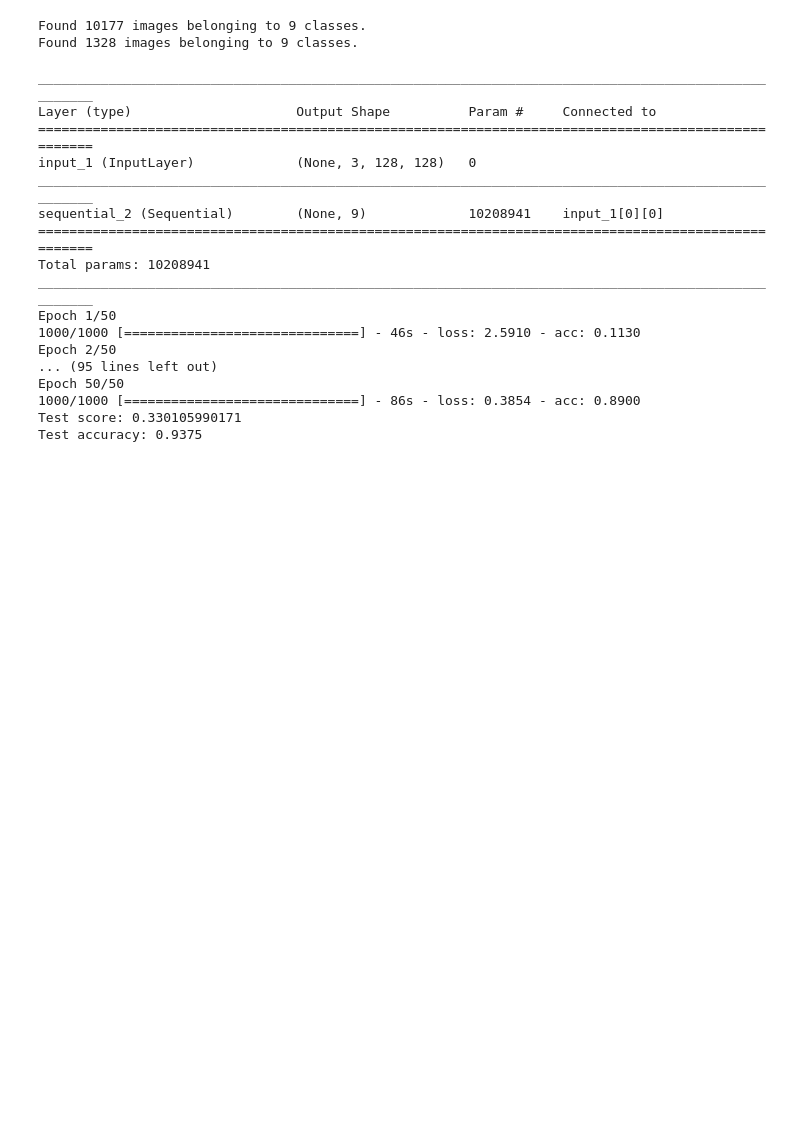
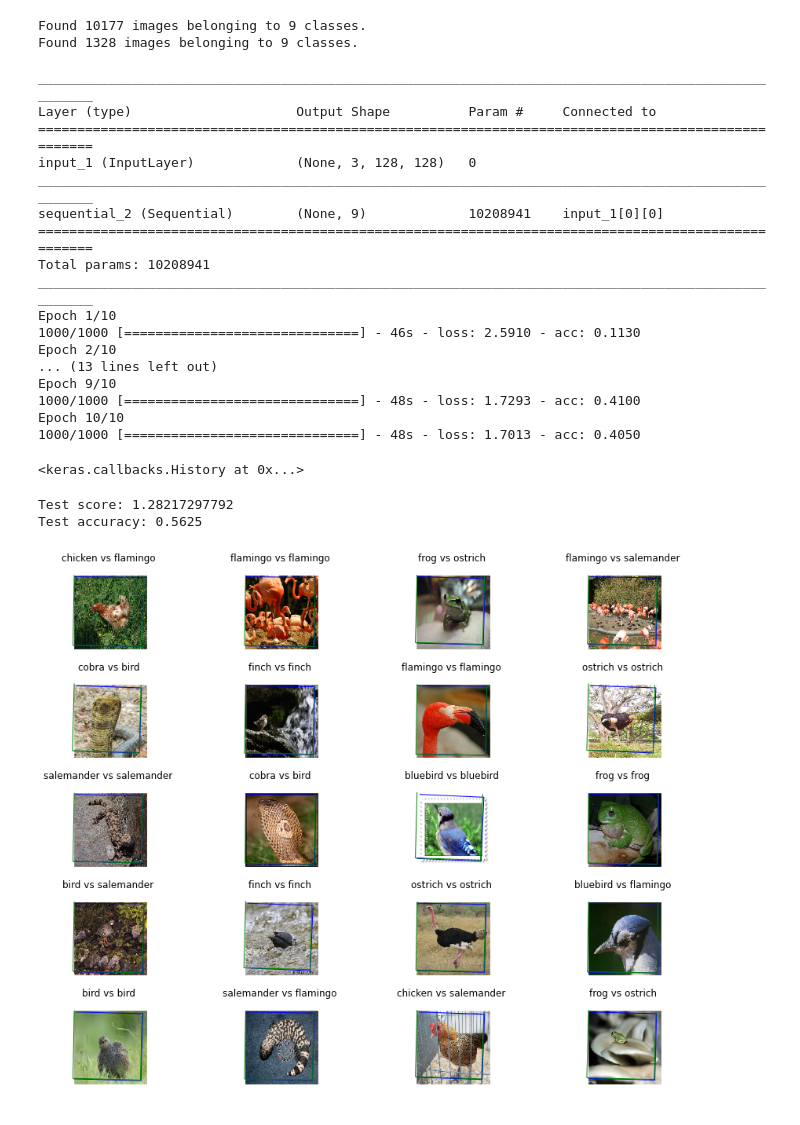
Before and after one commit to WestCoastML/miniproject, a Jupyter notebook: stntest.ipynb, the cells around one changed output. Saved outputs shown, nothing was run; the diff lists cells and outputs as text; code cells hidden in the pictures; blank space fills up the shorter version.

Commit message:
Added visualization

```diff
--- a/stntest.ipynb
+++ b/stntest.ipynb
@@ -33,7 +36,7 @@ train_generator = train_datagen.flow_from_directory(
         batch_size=batch_size,
         class_mode='categorical')
 test_datagen = ImageDataGenerator(rescale=1./255)
-test_generator = train_datagen.flow_from_directory(
+test_generator = test_datagen.flow_from_directory(
         '../data/val',
         target_size=image_size,
         batch_size=batch_size,
@@ -49,14 +61,4 @@ pool_size=(2,2)
 # %%
-input_shape=(3,128,128)
-img = Input(shape=input_shape)
-
-# initial weights
-b = np.zeros((2, 3), dtype='float32')
-b[0, 0] = 1
-b[1, 1] = 1
-W = np.zeros((50, 6), dtype='float32')
-weights = [W, b.flatten()]
-
 modela = Sequential()
 modela.add(MaxPooling2D(pool_size=(2,2), input_shape=input_shape))
 modela.add(Convolution2D(nb_filters, kernel_size[0], kernel_size[1]))
@@ -66,10 +68,10 @@ modela.add(Activation('relu'))
 modela.add(Flatten())
 modela.add(Dense(50))
 modela.add(Activation('relu'))
-modela.add(Dense(6,weights=weights))
+modela.add(Dense(6,weights=weights, name="transformation"))
 
 modelb = Sequential()
-modelb.add(SpatialTransformer(modela,input_shape=input_shape))
+modelb.add(SpatialTransformer(modela,input_shape=input_shape, name="transformed"))
 modelb.add(Convolution2D(nb_filters, kernel_size[0], kernel_size[1]))
 modelb.add(Activation('relu'))
 modelb.add(Convolution2D(nb_filters, kernel_size[0], kernel_size[1]))
@@ -79,15 +81,15 @@ modelb.add(Dense(9))
 modelb.add(Activation('softmax'))
 
 model = Model(input=img, output=modelb(img))
+
+transformation_model = Model(input=modela.input,
+                                 output=modela.get_layer("transformation").output)
 # %%
 model.compile(loss='categorical_crossentropy',
               optimizer='adadelta',
               metrics=['accuracy'])
 model.summary()
 model.fit_generator(train_generator,samples_per_epoch=1000, nb_epoch=nb_epoch)
-score = model.evaluate_generator(train_generator, val_samples=10)
-print('Test score:', score[0])
-print('Test accuracy:', score[1])
 # %% [output]
 ____________________________________________________________________________________________________
 Layer (type)                     Output Shape          Param #     Connected to
@@ -98,11 +100,45 @@ sequential_2 (Sequential)        (None, 9)             10208941    input_1[0][0]
 ====================================================================================================
 Total params: 10208941
 ____________________________________________________________________________________________________
-Epoch 1/50
+Epoch 1/10
 1000/1000 [==============================] - 46s - loss: 2.5910 - acc: 0.1130
-Epoch 2/50
-... (95 lines left out)
-Epoch 50/50
-1000/1000 [==============================] - 86s - loss: 0.3854 - acc: 0.8900
-Test score: 0.330105990171
-Test accuracy: 0.9375
+Epoch 2/10
+... (13 lines left out)
+Epoch 9/10
+1000/1000 [==============================] - 48s - loss: 1.7293 - acc: 0.4100
+Epoch 10/10
+1000/1000 [==============================] - 48s - loss: 1.7013 - acc: 0.4050
+<keras.callbacks.History at 0x...>
+# %%
+score = model.evaluate_generator(test_generator, val_samples=10)
+print('Test score:', score[0])
+print('Test accuracy:', score[1])
+# %% [output]
+Test score: 1.28217297792
+Test accuracy: 0.5625
+# %%
+nx=4
+ny=5
+ith=0
+fig = plt.figure(figsize=(3*ny, 3*nx))
+for batch in test_generator:
+    predicted=model.predict(batch[0])
+    transformation = transformation_model.predict(batch[0])
+    for (X,y,p,t) in zip(batch[0],batch[1],predicted,transformation):
+        t=t.reshape((2,3))
+        corners=np.array([[0,0,1],[X.shape[1],0,1],[X.shape[1],X.shape[2],1],[0,X.shape[2],1],[0,0,1]])
+        pts=t.dot(corners.T).T.astype(np.int8)
+        ax=fig.add_subplot(ny,nx,ith)
+        img = scipy.misc.toimage(X*255,channel_axis=0)
+        ax.set_title(classes[np.argmax(y)]+" vs "+classes[np.argmax(p)])
+        ax.set_axis_off()
+        ax.imshow(img)
+        ax.plot(pts[0:-1],pts[1:])
+        ith = ith + 1
+        if (ith>=nx*ny):
+            break
+    if (ith>=nx*ny):
+        break
+plt.show()
+# %% [output]
+[figure, added]
```
Also changed, not shown: parts of 3 cells of this notebook.
